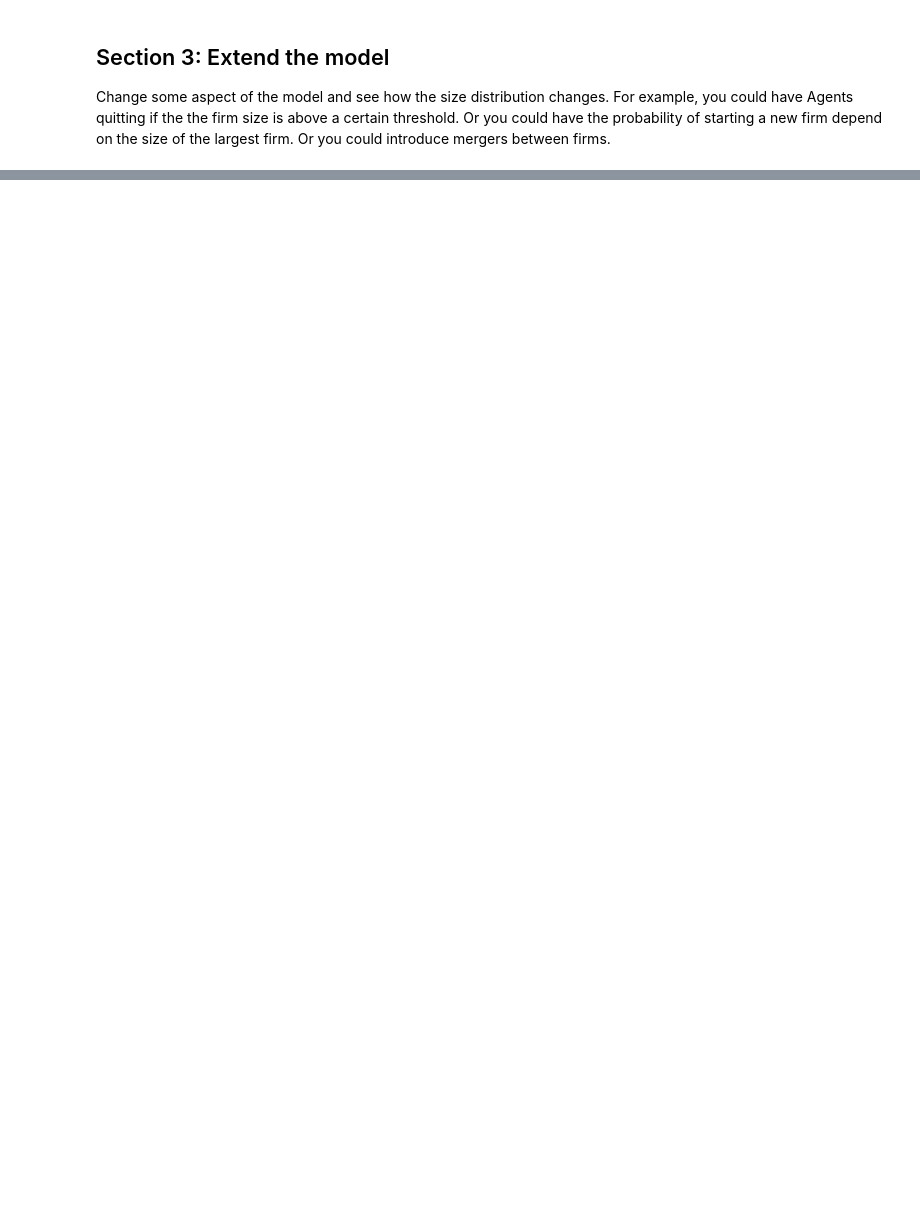
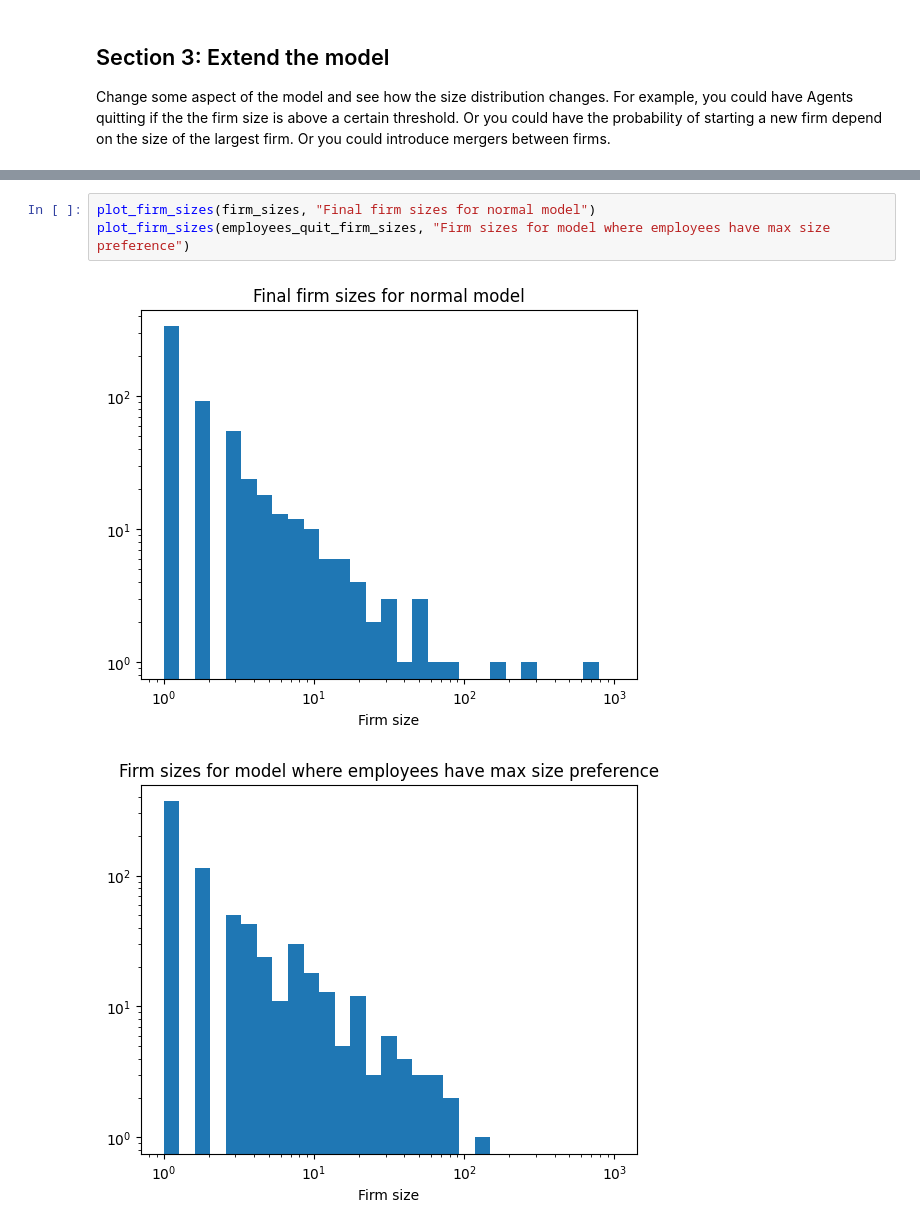
Before and after one commit to alexmakassiouk/eth-agent-based-modeling-of-economic-systems, a Jupyter notebook: ss_04.ipynb, the cells around one changed output, grey strips where cells are left out. Drawn from its saved outputs; the diff is of its cells as text; blank space fills up the shorter version.

```diff
--- a/ss_04.ipynb
+++ b/ss_04.ipynb
@@ -181,0 +290,6 @@ Change some aspect of the model and see how the size distribution changes. For e
+# %%
+plot_firm_sizes(firm_sizes, "Final firm sizes for normal model")
+plot_firm_sizes(employees_quit_firm_sizes, "Firm sizes for model where employees have max size preference")
+# %% [output]
+[figure, added]
+[figure, added]
```
Also changed, not shown: parts of 8 cells of this notebook.
